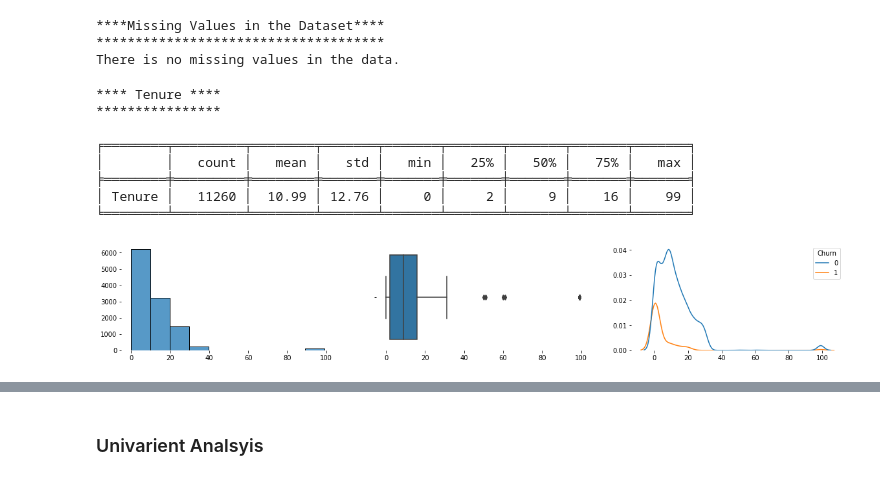
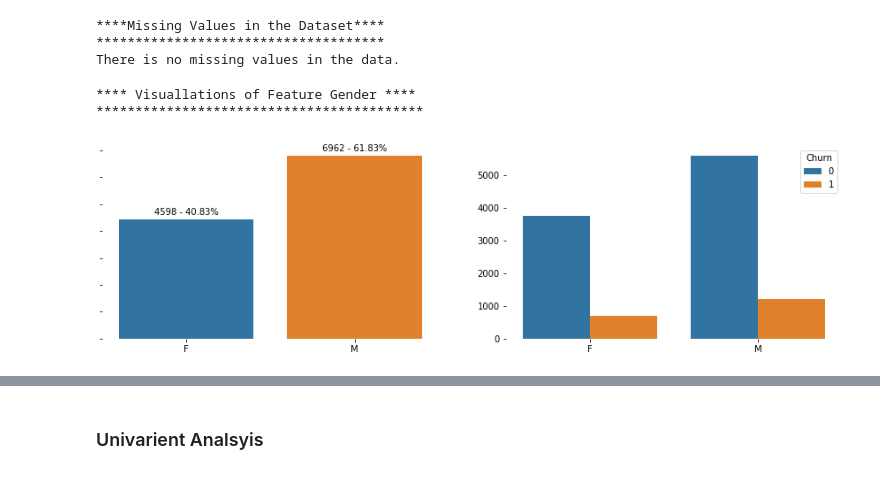
Before and after one commit to psiva2019/CustmerChurn, a Jupyter notebook: CustumerChurn.ipynb, the cells around one changed output, grey strips where cells are left out. Saved outputs shown, nothing was run; the diff lists cells and outputs as text; code cells hidden in the pictures.

```diff
--- a/CustumerChurn.ipynb
+++ b/CustumerChurn.ipynb
@@ -263,10 +263,10 @@ def unq_count_new(df,var,top_val,tit,dpn):
     print(tabulate.tabulate(disdf, tablefmt='fancy_grid',headers=[tit.title(),'Count','Percent']))
     #return (disdf)
 # %%
-typevar='num'
-tit='Tenure'
+typevar='chars'
+tit='Gender'
 dff=df
-var='Tenure'
+var='Gender'
 tar='Churn'
 bins=10
 
@@ -282,49 +282,69 @@ if(typevar=='num'):
 
   print(str1)
   print(f'{"*" :{filler}>{width}}\n')
 
   dff_r = pd.DataFrame(round(dff[var].describe(),2)).T
   print(tabulate.tabulate(dff_r, tablefmt='fancy_grid',headers=dff_r.columns))
-  #display_dataframe(dff_r,float)
 
+  str2 = f'\n**** Visuallations of Feature {tit.title()} ****'
+
+  width = len(str2)
+  filler = '*'
+
+  print(str2)
+  print(f'{"*" :{filler}>{width}}\n')
 
   a= sns.histplot(dff[var],ax=axis[0],bins=bins);
   b= sns.boxplot(dff[var],ax=axis[1]);
   c= sns.kdeplot(dff[var],ax=axis[2],hue=df[tar])
 
   a.set_xlabel('')
   b.set_xlabel('')
   c.set_xlabel('')
   a.set_ylabel('')
   c.set_ylabel('')
 
   a.set_frame_on(False)
   b.set_frame_on(False)
   c.set_frame_on(False)
 
 else:
   fig, axis=plt.subplots(nrows=1,ncols=2)
-  fig.set_size_inches(20,3)
+  fig.set_size_inches(15,4)
 
-  unq_count_new(dff,var,0,tit,True)
+  #unq_count_new(dff,var,0,tit,True)
+
+  str2 = f'\n**** Visuallations of Feature {tit.title()} ****'
+
+  width = len(str2)
+  filler = '*'
+
+  print(str2)
+  print(f'{"*" :{filler}>{width}}\n')
+
   a= sns.countplot(dff[var],ax=axis[0])
   b= sns.countplot(dff[var],ax=axis[1],hue=dff[tar])
 
-  # ax = sns.countplot(x=tit_df[i] ,ax=axes[j],hue=tit_df[target])
-  # for p in ax.patches:
-  #     height = np.nan_to_num(p.get_height())
+  a.set_frame_on(False)
+  b.set_frame_on(False)
 
-  #     ax.text(p.get_x()+p.get_width()/2.,
-  #         height + 3,
-  #         '{} - {:1.2f}%'.format(height,(height/total)*100),
-  #         ha="center")
+  a.set_yticklabels([])
+
+  a.set_xlabel('')
+  a.set_ylabel('')
+
+  b.set_xlabel('')
+  b.set_ylabel('')
+
+  total = dff.shape[0]
+  for p in a.patches:
+      height = np.nan_to_num(p.get_height()) + 150
+
+      a.text(p.get_x()+p.get_width()/2.,
+          height,
+          '{} - {:1.2f}%'.format(height,(height/total)*100),
+          ha="center")
 # %% [output]
-**** Tenure ****
-****************
-
-╒════════╤═════════╤════════╤═══════╤═══════╤═══════╤═══════╤═══════╤═══════╕
-│        │   count │   mean │   std │   min │   25% │   50% │   75% │   max │
-╞════════╪═════════╪════════╪═══════╪═══════╪═══════╪═══════╪═══════╪═══════╡
-│ Tenure │   11260 │  10.99 │ 12.76 │     0 │     2 │     9 │    16 │    99 │
-╘════════╧═════════╧════════╧═══════╧═══════╧═══════╧═══════╧═══════╧═══════╛
+**** Visuallations of Feature Gender ****
+******************************************
-[figure, old version]
+[figure, new version]
```
Also changed, not shown: parts of 1 cell of this notebook.
